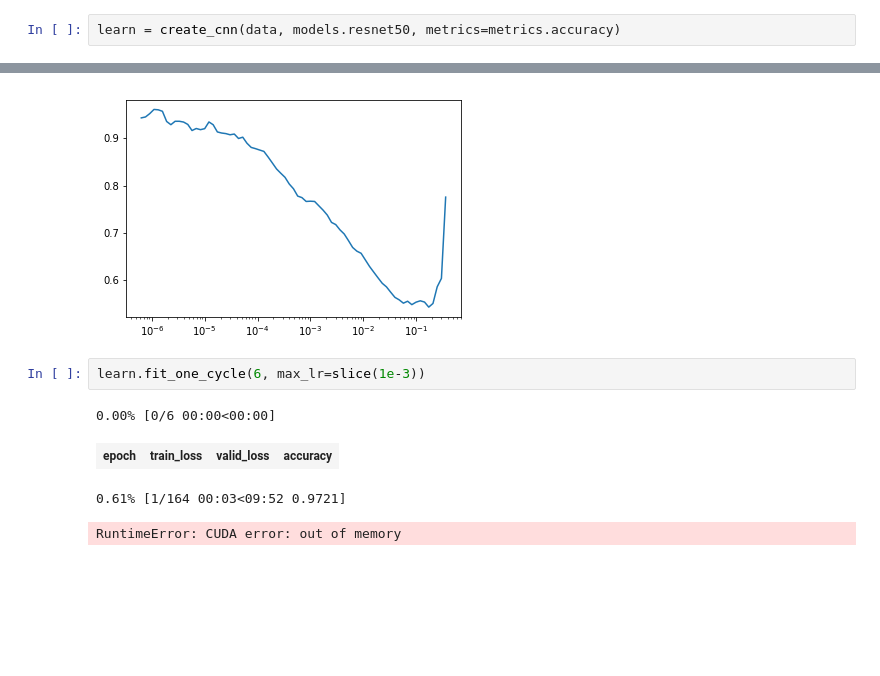
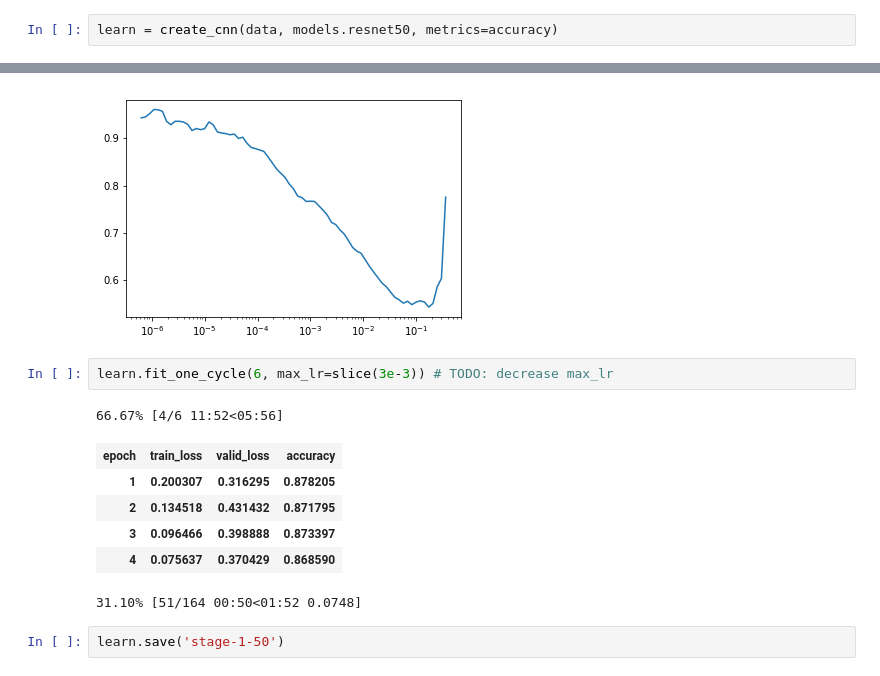
Before and after one commit to ademyanchuk/course-v3, a Jupyter notebook: nbs/dl1/lesson-1-pneumonia-dai.ipynb, the cells around one changed output, grey strips where cells are left out. Drawn from its saved outputs; the diff is of its cells as text; blank space fills up the shorter version.

```diff
--- a/nbs/dl1/lesson-1-pneumonia-dai.ipynb
+++ b/nbs/dl1/lesson-1-pneumonia-dai.ipynb
@@ -111,5 +142,5 @@ Wall time: 3.17 s
 # %%
-learn = create_cnn(data, models.resnet50, metrics=metrics.accuracy)
+learn = create_cnn(data, models.resnet50, metrics=accuracy)
 # %%
 learn.lr_find()
 learn.recorder.plot()
@@ -117,9 +148,14 @@ learn.recorder.plot()
 LR Finder complete, type {learner_name}.recorder.plot() to see the graph.
 [figure]
 # %%
-learn.fit_one_cycle(6, max_lr=slice(1e-3))
+learn.fit_one_cycle(6, max_lr=slice(3e-3)) # TODO: decrease max_lr
 # %% [output]
-0.00% [0/6 00:00<00:00]
+66.67% [4/6 11:52<05:56]
 | epoch | train_loss | valid_loss | accuracy |
+| 1 | 0.200307 | 0.316295 | 0.878205 |
+| 2 | 0.134518 | 0.431432 | 0.871795 |
+| 3 | 0.096466 | 0.398888 | 0.873397 |
+| 4 | 0.075637 | 0.370429 | 0.868590 |
-0.61% [1/164 00:03<09:52 0.9721]
+31.10% [51/164 00:50<01:52 0.0748]
-RuntimeError: CUDA error: out of memory
+# %%
+learn.save('stage-1-50')
```
Also changed, not shown: parts of 20 cells of this notebook.
